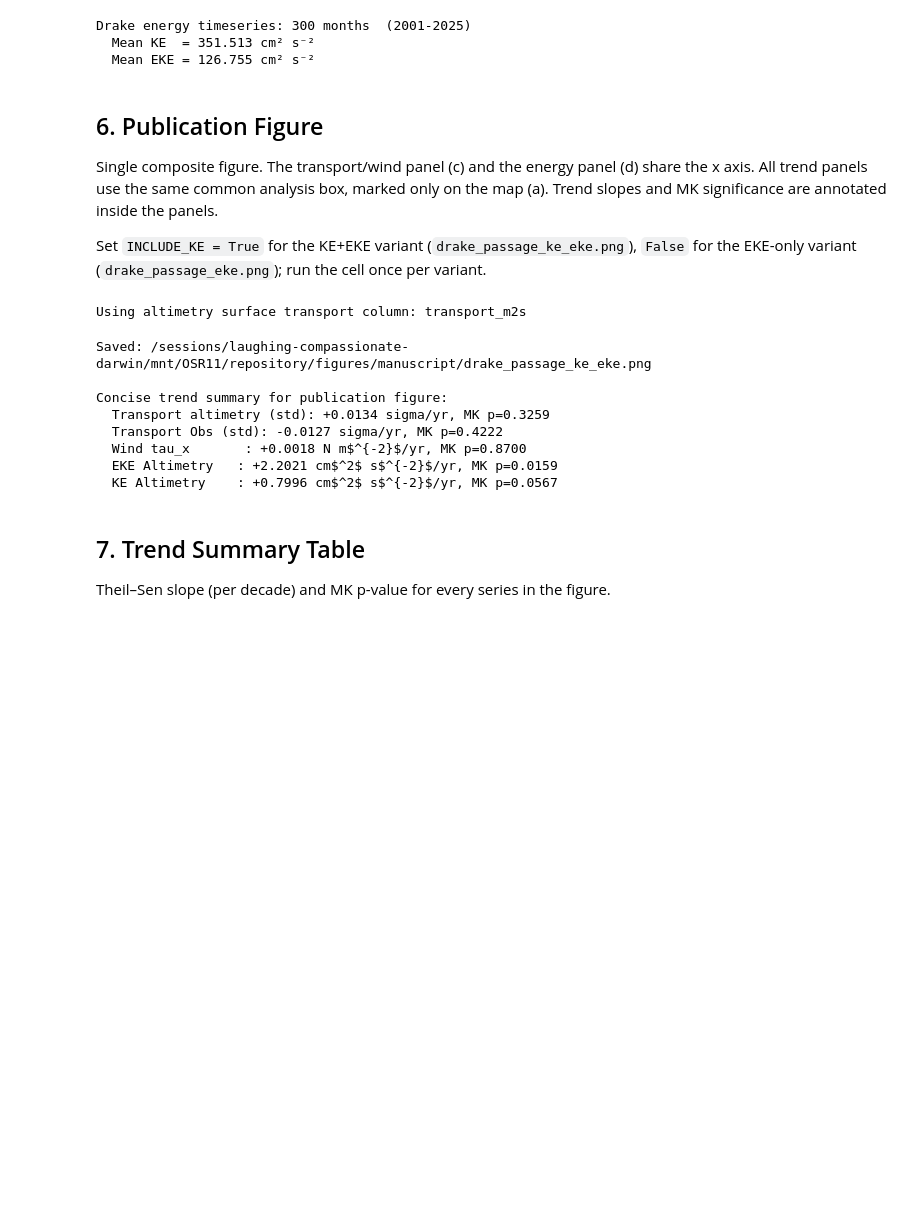
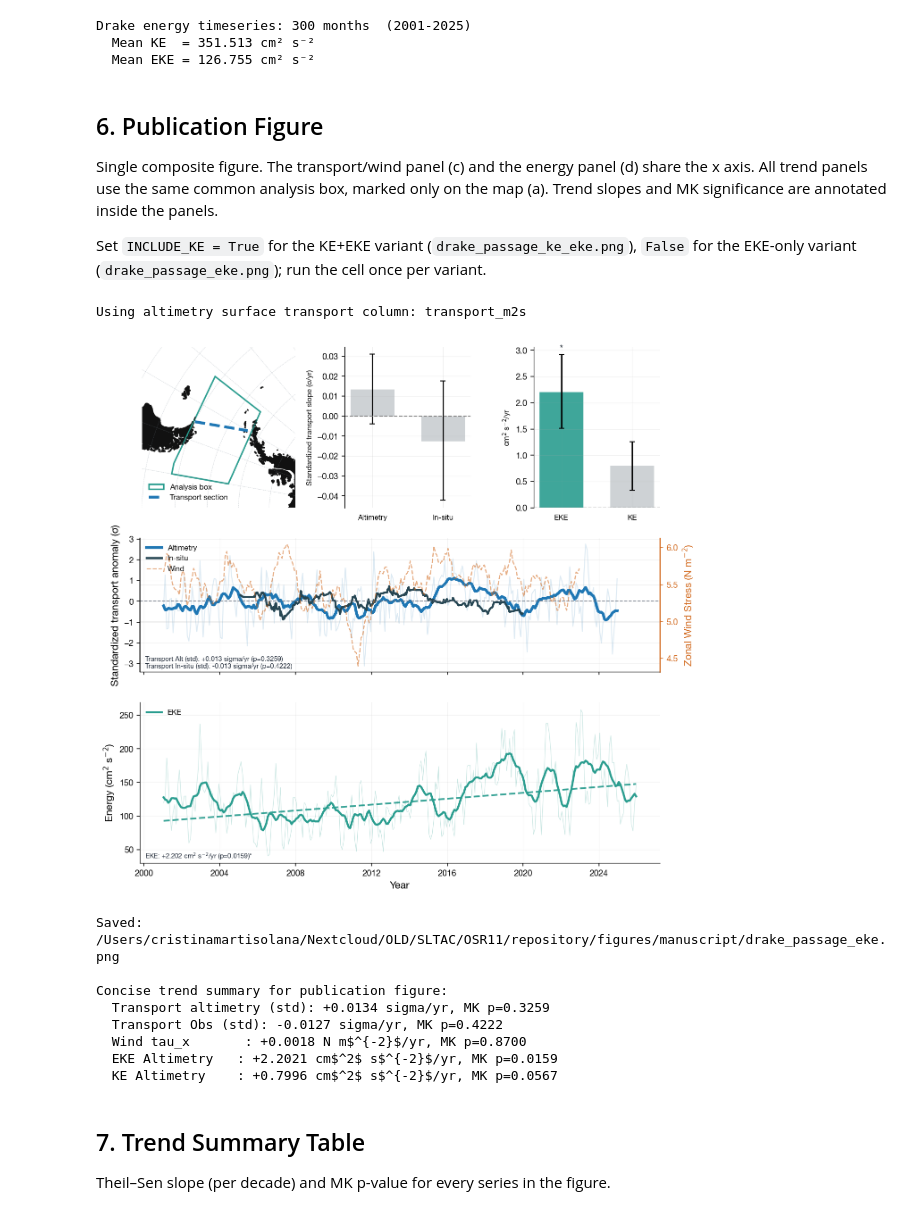
Before and after one commit to cmartisolana/OSR11_Kinetic_Energy_Southern_Ocean, a Jupyter notebook: notebooks/07_drake_passage_timeseries.ipynb, the cells around one changed output. Cells and saved outputs as stored; diff of their text form; code cells hidden in the pictures; blank space fills up the shorter version.

```diff
--- a/notebooks/07_drake_passage_timeseries.ipynb
+++ b/notebooks/07_drake_passage_timeseries.ipynb
@@ -371,7 +371,7 @@ import xarray as xr
 # Publication figure variant: True -> 'drake_passage_ke_eke.png' (KE + EKE in panel d),
 # False -> 'drake_passage_eke.png' (EKE only). Both variants are used; re-run this cell with
 # the other value to produce the second file.
-INCLUDE_KE = True
+INCLUDE_KE = False
 
 # Common analysis box for wind + KE + EKE (Drake-focused)
 ANALYSIS_LON_MIN, ANALYSIS_LON_MAX = -80.0, -52.0
@@ -827,34 +827,35 @@ ax_ke.xaxis.set_major_locator(mticker.MultipleLocator(4))
 # Combined legend
 handles, labels = ax_ke.get_legend_handles_labels()
 if handles:
     ax_ke.legend(handles, labels, loc='upper left', fontsize=8, frameon=False)
 
 # Trend text: KE on top, EKE on bottom
 ax_ke.text(0.01, 0.03, _trend_text('EKE', st_eke_alt, r'cm$^2$ s$^{-2}$/yr'), transform=ax_ke.transAxes, fontsize=7.1, color='#1f2937')
 if INCLUDE_KE:
     ax_ke.text(0.01, 0.09, _trend_text('KE', st_ke_alt, r'cm$^2$ s$^{-2}$/yr'), transform=ax_ke.transAxes, fontsize=7.1, color='#1f2937')
 
 fig.tight_layout()
 
 # Manuscript figure 'drake_passage' (main article)
 fig_name = 'drake_passage_ke_eke.png' if INCLUDE_KE else 'drake_passage_eke.png'
 out_path = FIG_DIR / fig_name
 fig.savefig(out_path, dpi=300, bbox_inches='tight')
 plt.show()
 print(f'Saved: {out_path}')
 
 print('\nConcise trend summary for publication figure:')
 print(f"  Transport altimetry (std): {st_tr_gl_std['slope_yr']:+.4f} sigma/yr, MK p={st_tr_gl_std['mk_p']:.4f}")
 if len(t_obs):
     print(f"  Transport Obs (std): {st_tr_obs_std['slope_yr']:+.4f} sigma/yr, MK p={st_tr_obs_std['mk_p']:.4f}")
 else:
     print('  Transport Obs (std): N/A (no observed 0-760 m file loaded)')
 print(f"  Wind tau_x       : {st_wind_pub['slope_yr']:+.4f} N m$^{{-2}}$/yr, MK p={st_wind_pub['mk_p']:.4f}")
 print(f"  EKE Altimetry   : {st_eke_alt['slope_yr']:+.4f} cm$^2$ s$^{{-2}}$/yr, MK p={st_eke_alt['mk_p']:.4f}")
 print(f"  KE Altimetry    : {st_ke_alt['slope_yr']:+.4f} cm$^2$ s$^{{-2}}$/yr, MK p={st_ke_alt['mk_p']:.4f}")
 # %% [output]
 Using altimetry surface transport column: transport_m2s
+[figure, added]
-Saved: /sessions/laughing-compassionate-darwin/mnt/OSR11/repository/figures/manuscript/drake_passage_ke_eke.png
+Saved: /Users/cristinamartisolana/Nextcloud/OLD/SLTAC/OSR11/repository/figures/manuscript/drake_passage_eke.png
 
 Concise trend summary for publication figure:
   Transport altimetry (std): +0.0134 sigma/yr, MK p=0.3259
```
Also changed, not shown: parts of 1 cell of this notebook, 2 other files.
